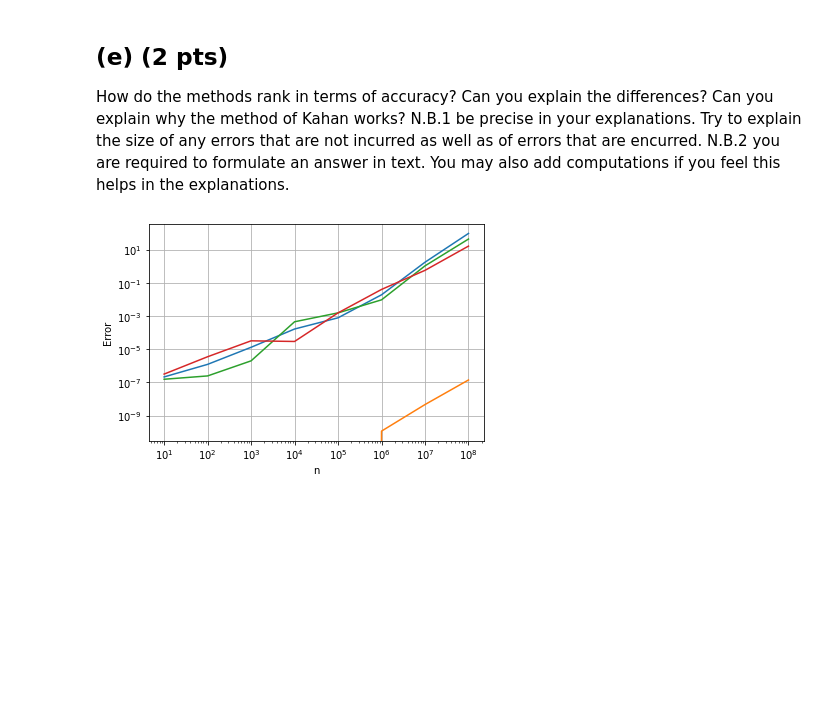
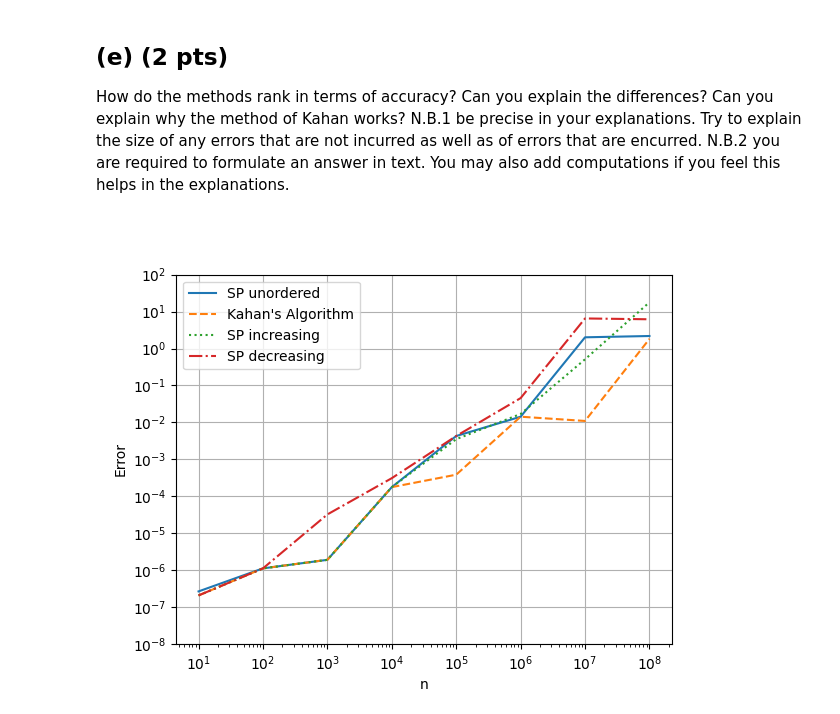
Before and after one commit to marcelvdla/NumAlg14, a Jupyter notebook: hw1_2022.ipynb, the cells around one changed output. Cells and saved outputs as stored; diff of their text form; code cells hidden in the pictures; blank space fills up the shorter version.

```diff
--- a/hw1_2022.ipynb
+++ b/hw1_2022.ipynb
@@ -198,7 +209,7 @@ Plot the error as a function of $n$.
 # %%
 def sum_kahan(a):
     s = a[0]
-    c = 0
+    c = np.single(0)
     for i in range(1, len(a)):
         y = a[i] - c
         t = s + y
@@ -208,9 +219,5 @@ def sum_kahan(a):
 
 errors_kahan = [np.abs(sum_double(a) - sum_kahan(a)) for a in a_list]
 
-plt.loglog(N, errors_kahan)
-plt.xlabel('n')
-plt.ylabel('Error')
-plt.grid()
-plt.show()
+plot(N, [errors_kahan])
 # %% [output]
@@ -223,15 +230,10 @@ def sum_inc(a):
     return np.sum(np.sort(a), dtype=np.float32)
 
 def sum_dec(a):
-    return np.sum(np.array(sorted(a, reverse=True)), dtype=np.float32)
+    return np.sum(np.sort(a)[::-1], dtype=np.float32)
 
 errors_inc = [np.abs(sum_double(a) - sum_inc(a)) for a in a_list]
 errors_dec = [np.abs(sum_double(a) - sum_dec(a)) for a in a_list]
 
-plt.loglog(N, errors_inc)
-plt.loglog(N, errors_dec)
-plt.xlabel('n')
-plt.ylabel('Error')
-plt.grid()
-plt.show()
+plot(N, [errors_inc, errors_dec], legend=['SP increasing', 'SP decreasing'])
 # %% [output]
@@ -242,14 +244,7 @@ How do the methods rank in terms of accuracy? Can you explain the differences? C
 N.B.1 be precise in your explanations. Try to explain the size of any errors that are not incurred as well as of errors that are encurred.
 N.B.2 you are required to formulate an answer in text. You may also add computations if you feel this helps in the explanations.
 # %%
-plt.loglog(N, errors)
-plt.loglog(N, errors_kahan)
-plt.loglog(N, errors_inc)
-plt.loglog(N, errors_dec)
-plt.xlabel('n')
-plt.ylabel('Error')
-plt.grid()
-plt.show()
+plot(N, [errors, errors_kahan, errors_inc, errors_dec], legend=['SP unordered', 'Kahan\'s Algorithm', 'SP increasing', 'SP decreasing'])
 # %% [output]
-[figure, old version]
+[figure, new version]
 # %% [markdown]
```
Also changed, not shown: parts of 8 cells of this notebook.
